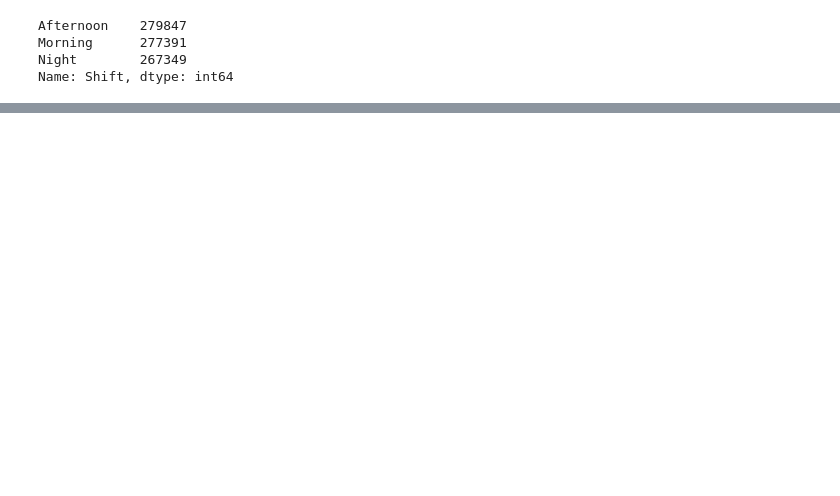
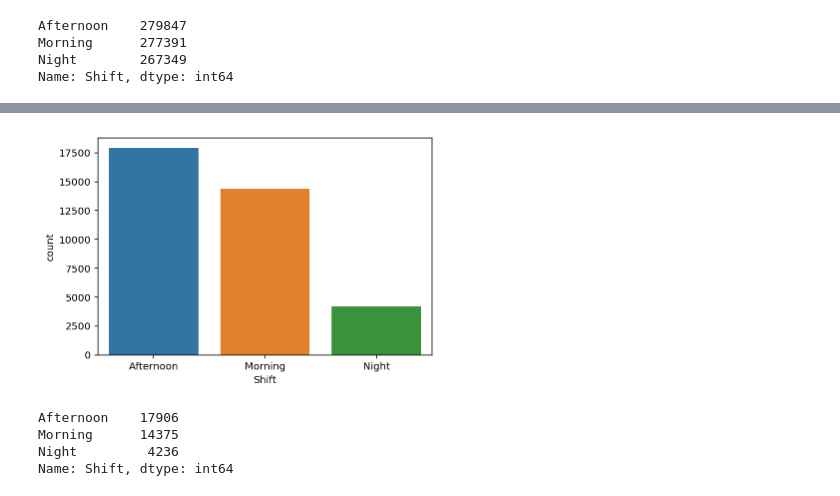
Before and after one commit to AlanItzep/JupyterGH, a Jupyter notebook: PRACTICA.ipynb, the cells around one changed output, grey strips where cells are left out. Drawn from its saved outputs; the diff is of its cells as text; code cells hidden in the pictures; blank space fills up the shorter version.

```diff
--- a/PRACTICA.ipynb
+++ b/PRACTICA.ipynb
@@ -97,9 +334,0 @@ df.describe()
-# %%
-import matplotlib.pyplot as plt
-import seaborn as sns
-%matplotlib inline
-df['date']= pd.to_datetime(df['date'])
-df.set_index('date', inplace=True)
-
-df[['Accident']].plot(figsize=(16,8), color = 'royalblue', linewidth=2,fontsize=14)
-plt.xlabel('Años', fontsize=14)
@@ -108,0 +335,3 @@ Text(0.5,0,'Años')
+# %%
+happen = df[df['Accident'] == 1]
+print(happen)
@@ -108,0 +356,11 @@ Text(0.5,0,'Años')
+# %%
+sns.countplot(x="Shift", data=happen);
+# %% [output]
+[figure, added]
+# %%
+happen["Shift"].value_counts()
+# %% [output]
+Afternoon    17906
+Morning      14375
+Night         4236
+Name: Shift, dtype: int64
```
Also changed, not shown: parts of 90 cells of this notebook, 2 other files.
